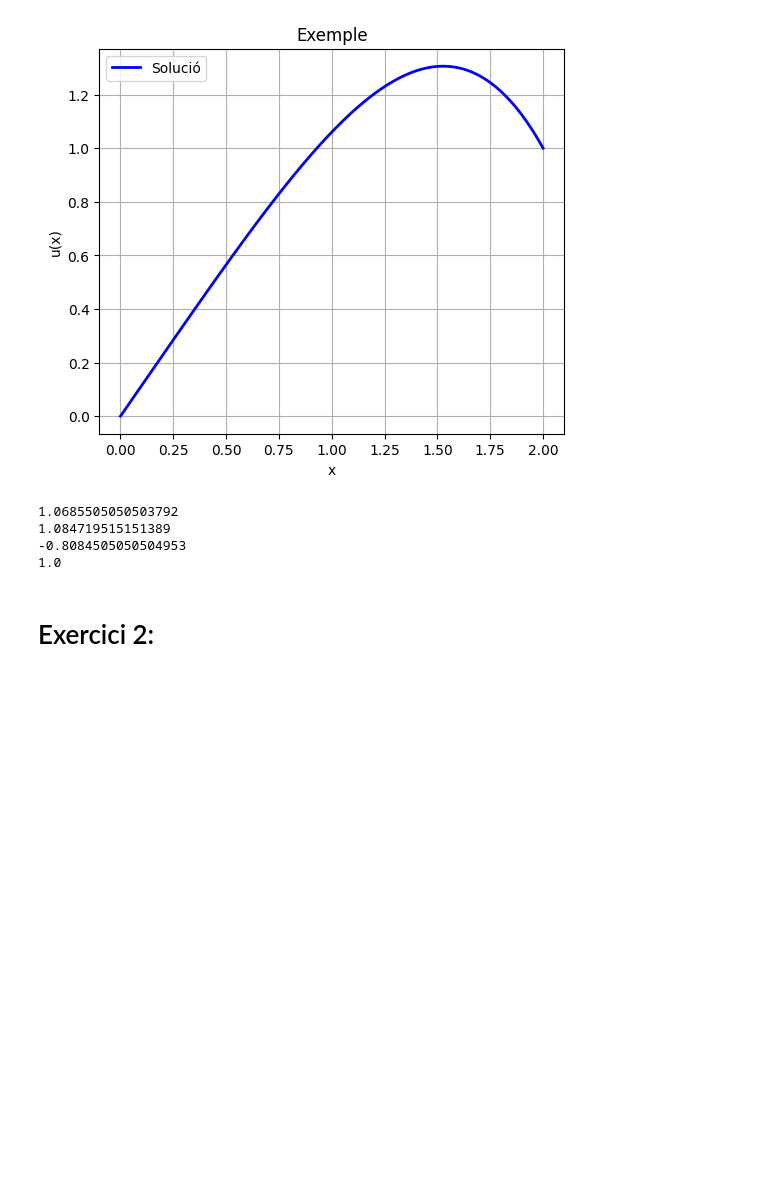
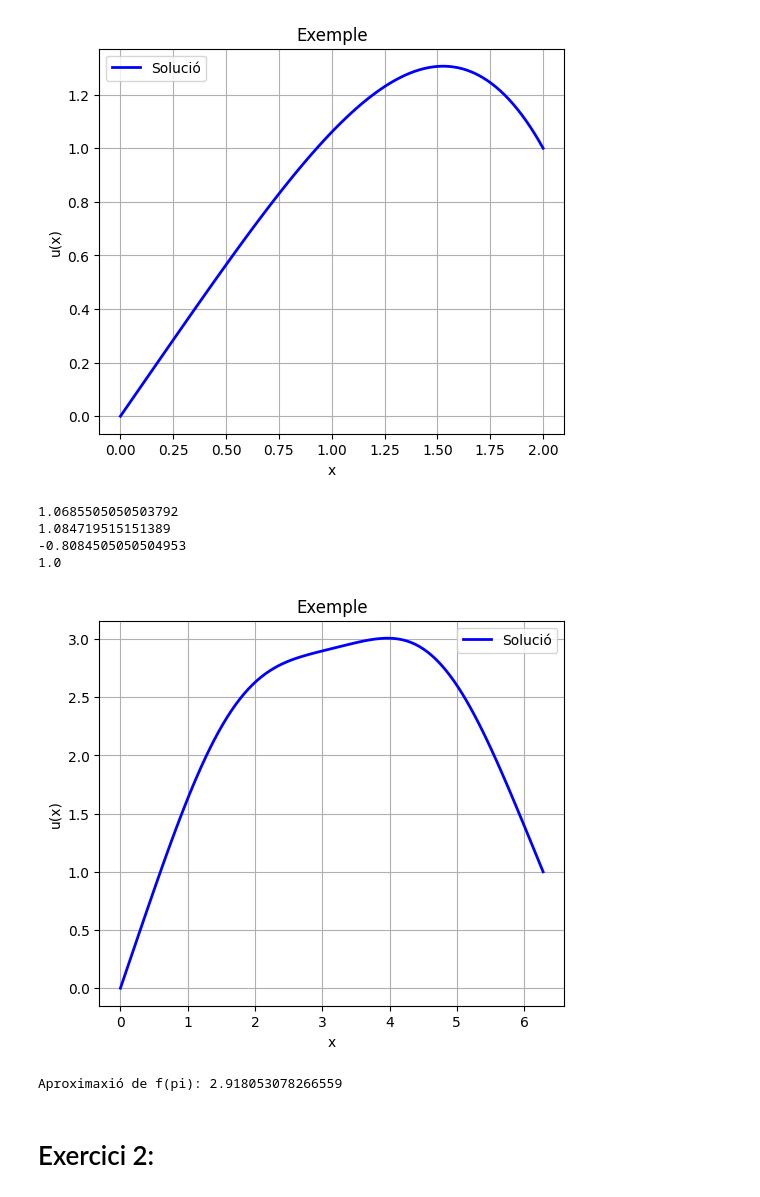
Before and after one commit to Rampage2229/Pr-ctica-2-ALN, a Jupyter notebook: Pràctica-2-ALN.ipynb, the cells around one changed output. Saved outputs shown, nothing was run; the diff lists cells and outputs as text; code cells hidden in the pictures; blank space fills up the shorter version.

Commit message:
Acabat Exericici 1 (Falten comentaris i eso però funcionar funciona)

```diff
--- a/Pràctica-2-ALN.ipynb
+++ b/Pràctica-2-ALN.ipynb
@@ -195,6 +195,20 @@ print(funcio(a + 50*(b-a)/N))
 1.084719515151389
 -0.8084505050504953
 1.0
+# %%
+def funcio2(x):
+    return np.sin(x)**2
+
+N = 100
+a,b = 0, 2*np.pi
+ca,cb = 0,1
+
+u,niter = solEstEq1D(a, b, ca, cb, N, funcio2, maxIter = 1.e5)
+dibuixaSol1D(u,a,b)
+print(f"Aproximaxió de f(pi): {(u[50] + u[49])/2}")
+# %% [output]
+[figure, added]
+Aproximaxió de f(pi): 2.918053078266559
 # %% [markdown]
 # Exercici 2:
 # %% [markdown]
```
Also changed, not shown: parts of 2 cells of this notebook.
